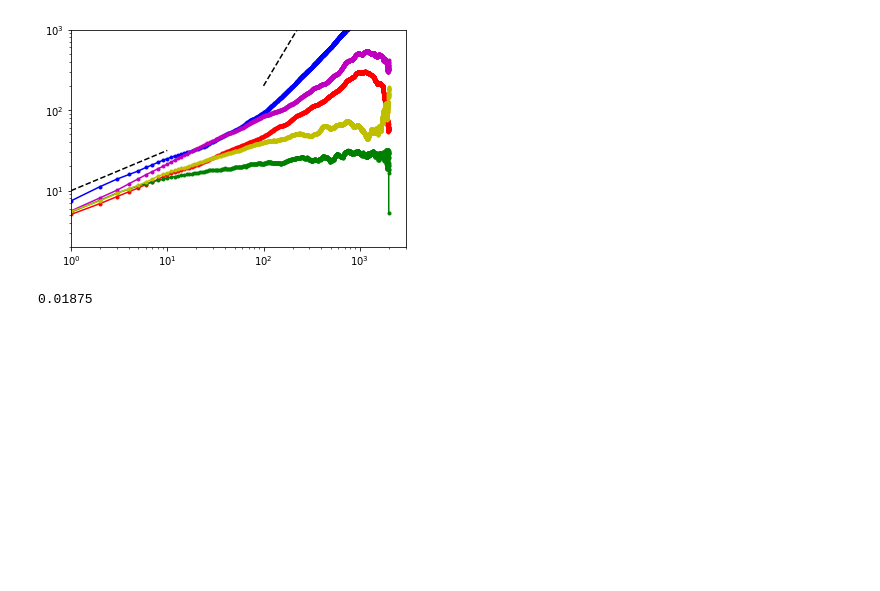
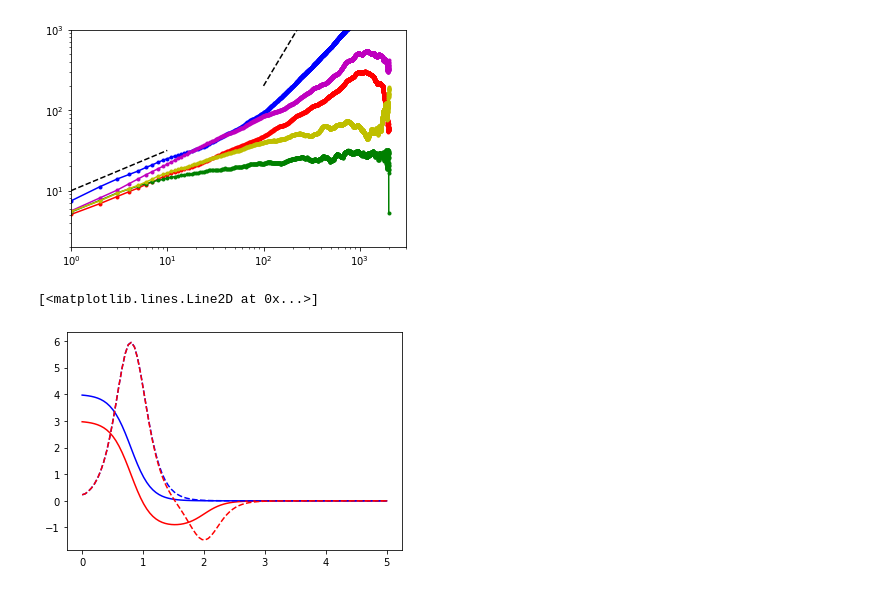
Before and after one commit to s-brahmachari/Active-noise-simulations, a Jupyter notebook: sim_codes/run_sims.ipynb, the cells around one changed output. Cells and saved outputs as stored; diff of their text form; code cells hidden in the pictures; blank space fills up the shorter version.

```diff
--- a/sim_codes/run_sims.ipynb
+++ b/sim_codes/run_sims.ipynb
@@ -509,7 +527,17 @@ plt.xlim(1,3e3)
 # %% [output]
 (1, 3000.0)
 [figure]
-# %%
-1200/(8*20**3)
-# %% [output]
-0.01875
+# %%
+import matplotlib.pyplot as plt
+import numpy as np
+
+r=np.linspace(0,5,100)
+eh=0.5 * 4 * (1 + np.tanh(3 * (0.8 - r)))
+es=-0.5 * 1 * (1 + np.tanh(3 * (2 - r)))
+plt.plot(r,eh,'b-')
+plt.plot(r,es+eh,'r-')
+plt.plot(r,-np.gradient(eh)/np.gradient(r),'b--')
+plt.plot(r,-np.gradient(es+eh)/np.gradient(r),'r--')
+# %% [output]
+[<matplotlib.lines.Line2D at 0x...>]
+[figure, added]
```
Also changed, not shown: parts of 5 cells of this notebook, 1 other file.
